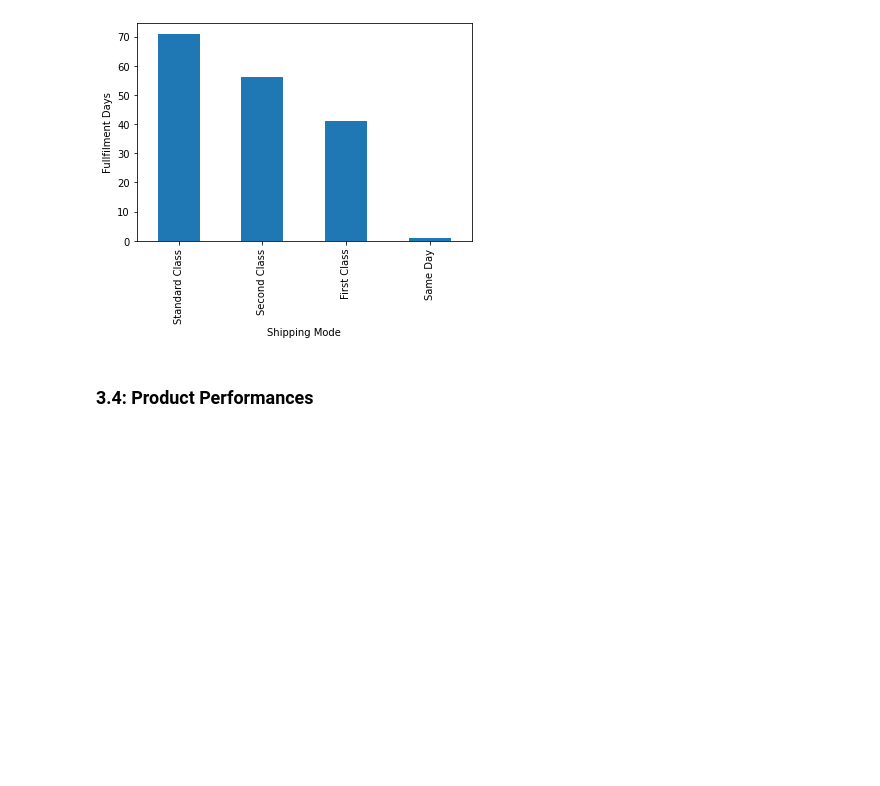
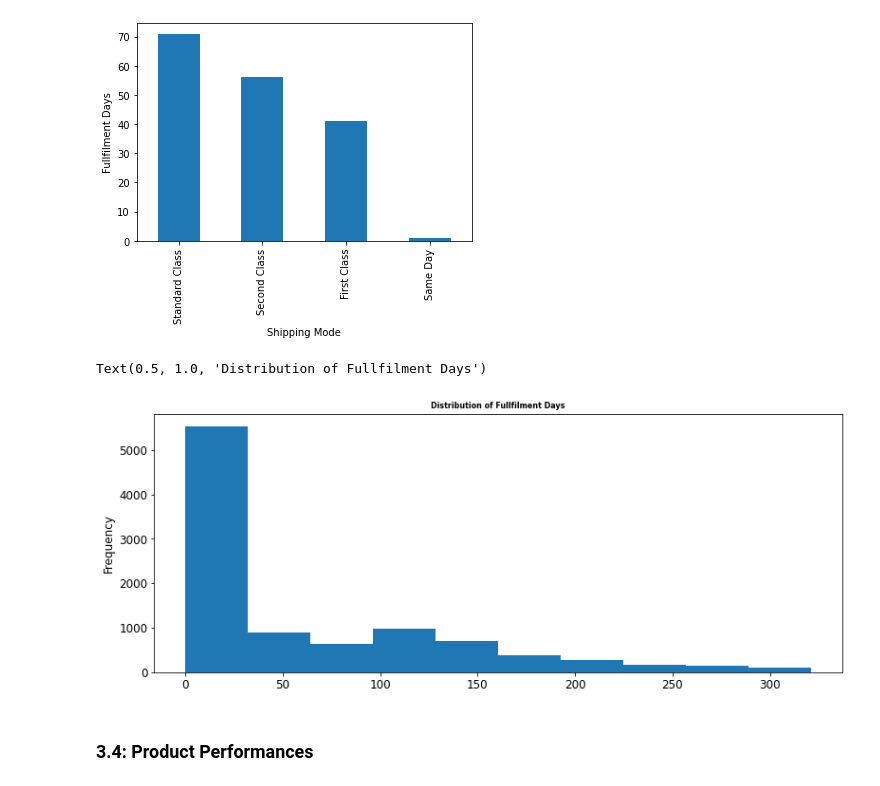
Before and after one commit to WayneNyariroh/StoreSales_Analysis, a Jupyter notebook: superStoreSales_EDA.ipynb, the cells around one changed output. Drawn from its saved outputs; the diff is of its cells as text; code cells hidden in the pictures; blank space fills up the shorter version.

Commit message:
hist() for FullfilmentDays

```diff
--- a/superStoreSales_EDA.ipynb
+++ b/superStoreSales_EDA.ipynb
@@ -605,6 +605,12 @@ store_df.groupby(by='Ship Mode').mean()['FullfilmentDays'].nlargest().round(0).p
 # %% [output]
 <AxesSubplot: xlabel='Shipping Mode', ylabel='Fullfilment Days'>
 [figure]
+# %%
+store_df['FullfilmentDays'].plot.hist()
+plt.title('Distribution of Fullfilment Days', fontsize=8, fontweight='bold')
+# %% [output]
+Text(0.5, 1.0, 'Distribution of Fullfilment Days')
+[figure, added]
 # %% [markdown]
 ### 3.4: Product Performances
 # %% [markdown]
```
Also changed, not shown: parts of 4 cells of this notebook.
